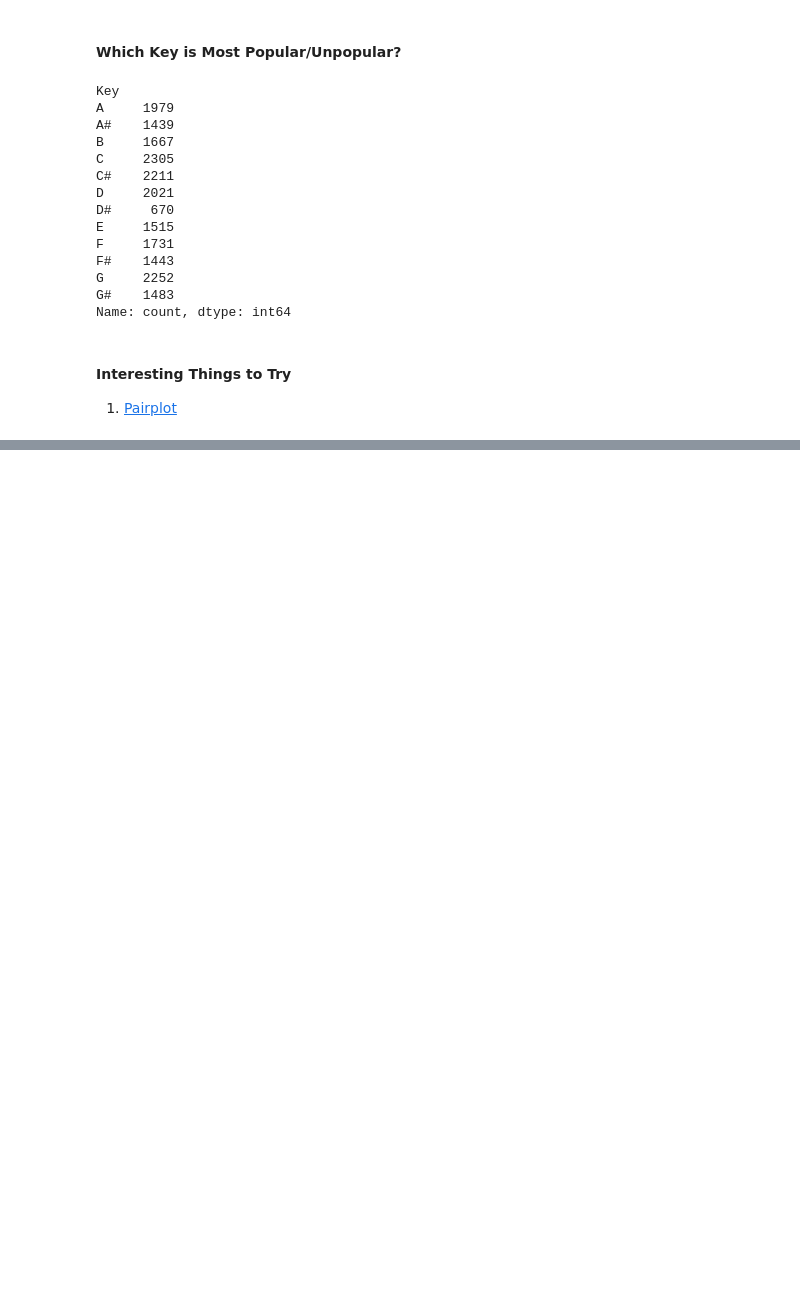
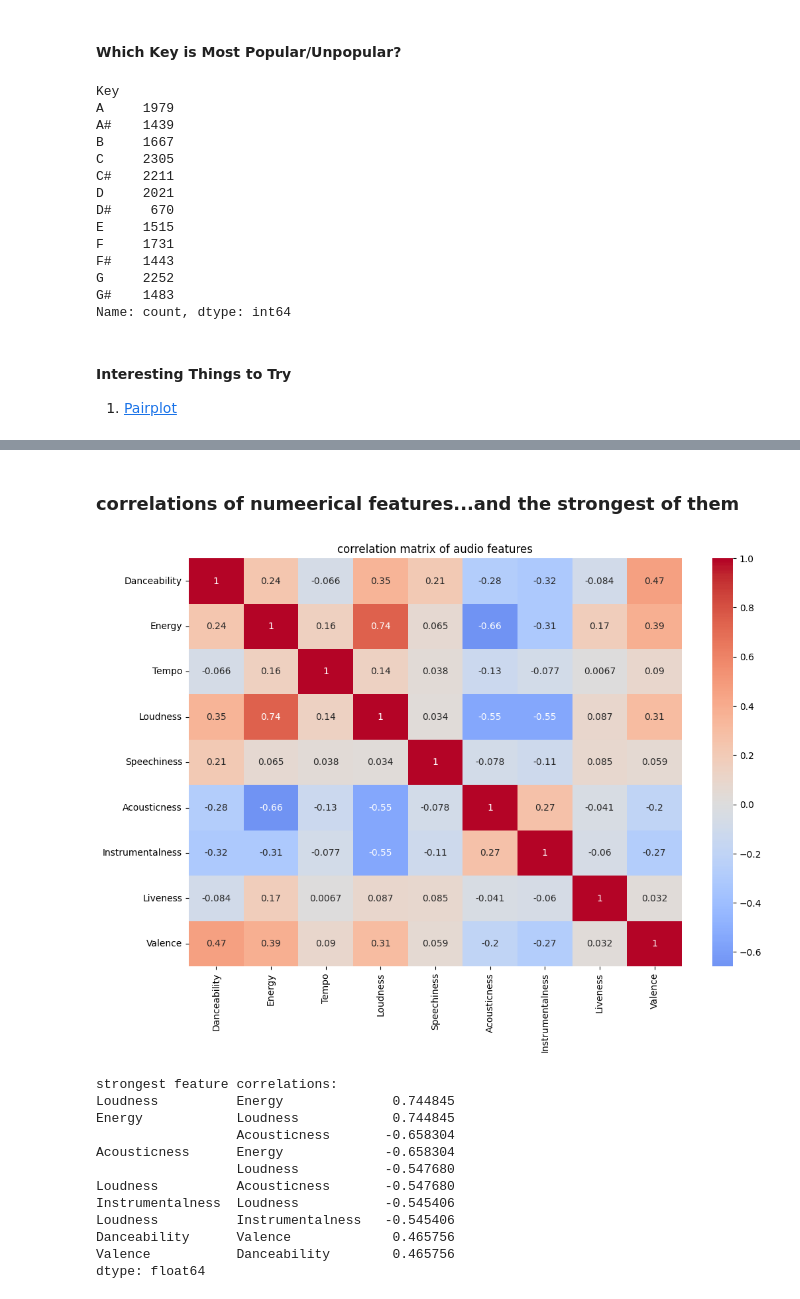
Before and after one commit to BartStolarek/RFF-Hackathon1-EDA, a Jupyter notebook: eda.ipynb, the cells around one changed output, grey strips where cells are left out. Drawn from its saved outputs; the diff is of its cells as text; code cells hidden in the pictures; blank space fills up the shorter version.

```diff
--- a/eda.ipynb
+++ b/eda.ipynb
@@ -128,0 +239,31 @@ Name: count, dtype: int64
+# %% [markdown]
+### correlations of numeerical features...and the strongest of them
+# %%
+# correlation matrix for numerical features
+correlation_matrix = spotify_df[numerical_features].corr()
+
+# correlation heatmap
+plt.figure(figsize=(12, 8))
+sns.heatmap(correlation_matrix, annot=True, cmap='coolwarm', center=0)
+plt.title('correlation matrix of audio features')
+plt.show()
+
+# strongest correlations
+correlations = correlation_matrix.unstack()
+sorted_correlations = correlations.sort_values(key=abs, ascending=False)
+print("\nstrongest feature correlations:")
+print(sorted_correlations[sorted_correlations != 1.0][:10])
+# %% [output]
+[figure, added]
+strongest feature correlations:
+Loudness          Energy              0.744845
+Energy            Loudness            0.744845
+                  Acousticness       -0.658304
+Acousticness      Energy             -0.658304
+                  Loudness           -0.547680
+Loudness          Acousticness       -0.547680
+Instrumentalness  Loudness           -0.545406
+Loudness          Instrumentalness   -0.545406
+Danceability      Valence             0.465756
+Valence           Danceability        0.465756
+dtype: float64
```
Also changed, not shown: parts of 7 cells of this notebook.
